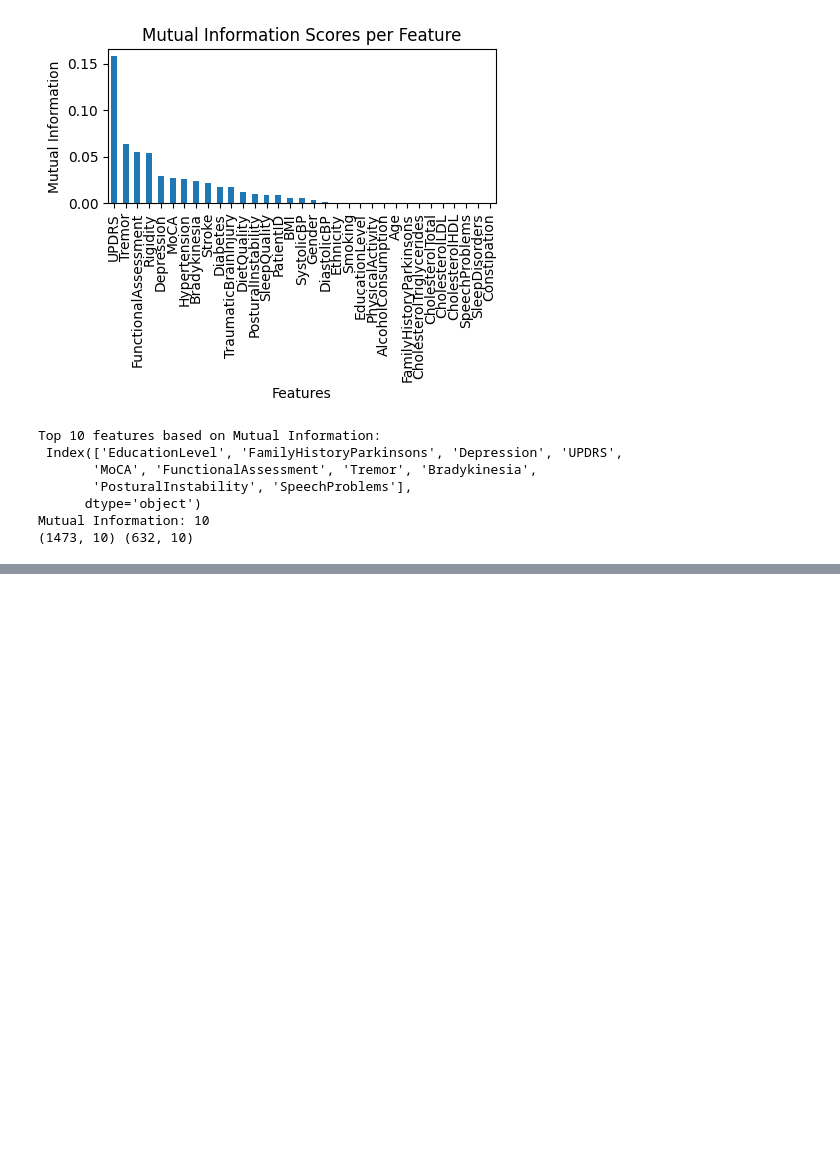
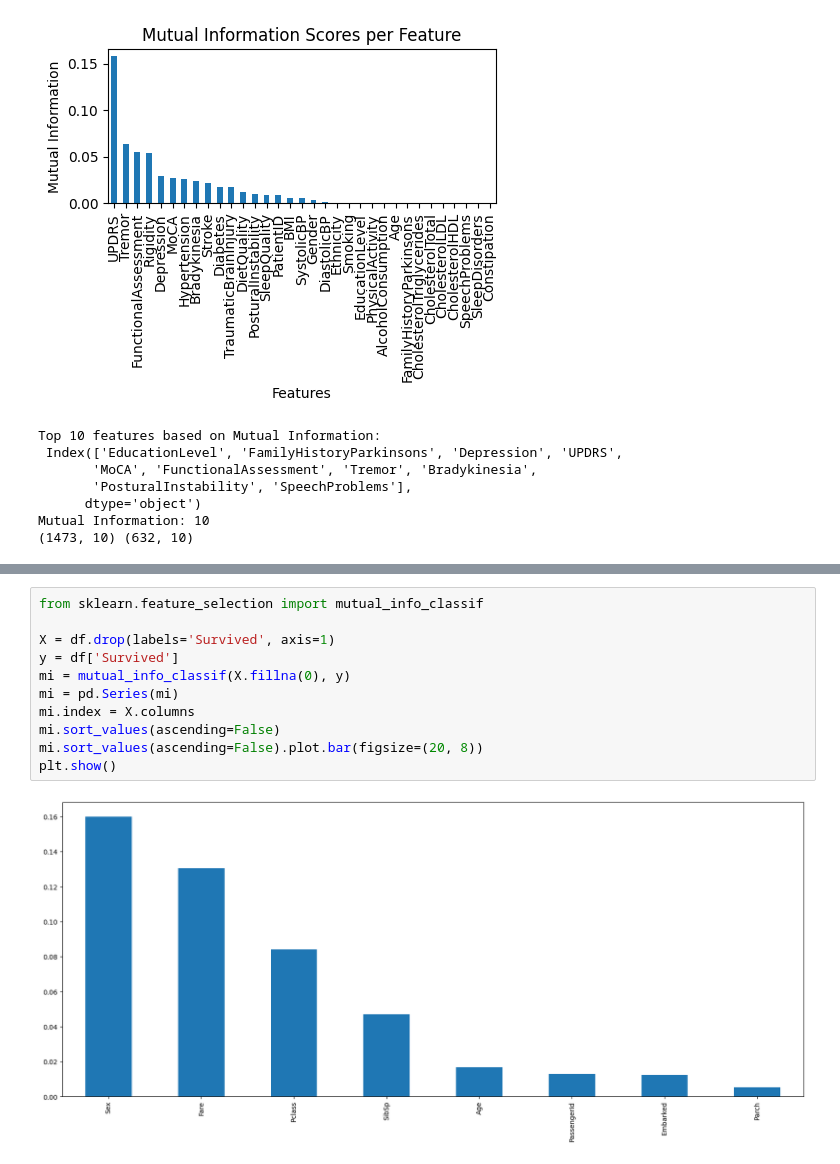
Before and after one commit to vedith12/ML-tasks, a Jupyter notebook: ML_basics.ipynb, the cells around one changed output, grey strips where cells are left out. Saved outputs shown, nothing was run; the diff lists cells and outputs as text; blank space fills up the shorter version.

```diff
--- a/ML_basics.ipynb
+++ b/ML_basics.ipynb
@@ -944,0 +1125,13 @@ New shapes after feature selection: (15117, 10) (6480, 10)
+# %%
+from sklearn.feature_selection import mutual_info_classif
+
+X = df.drop(labels='Survived', axis=1)
+y = df['Survived']
+mi = mutual_info_classif(X.fillna(0), y)
+mi = pd.Series(mi)
+mi.index = X.columns
+mi.sort_values(ascending=False)
+mi.sort_values(ascending=False).plot.bar(figsize=(20, 8))
+plt.show()
+# %% [output]
+[figure, added]
```
Also changed, not shown: parts of 32 cells of this notebook.
